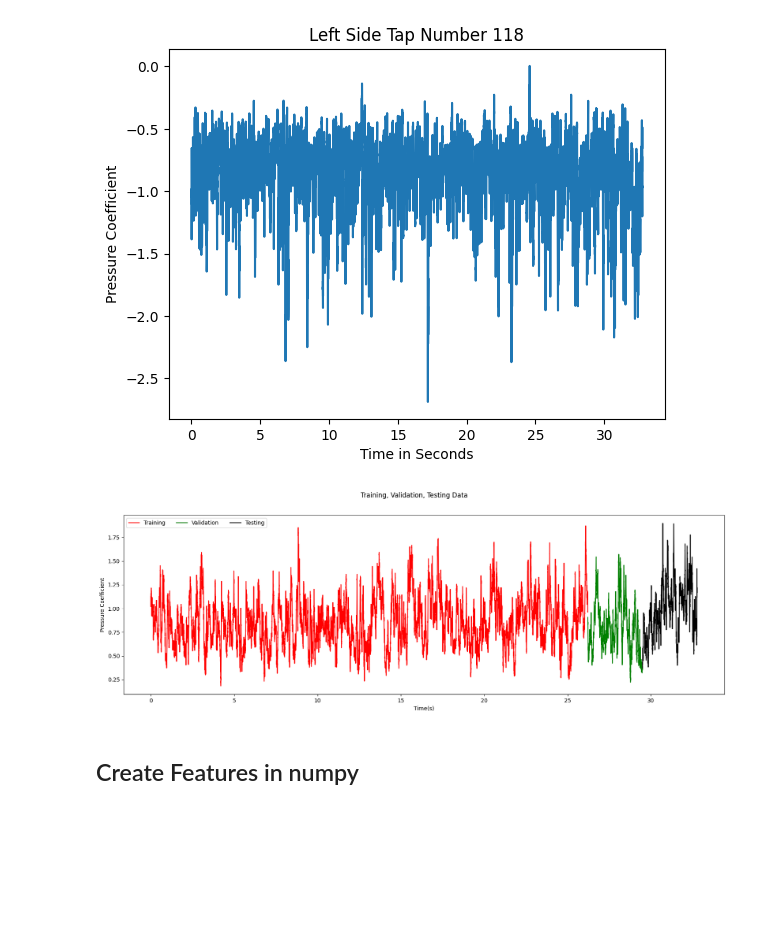
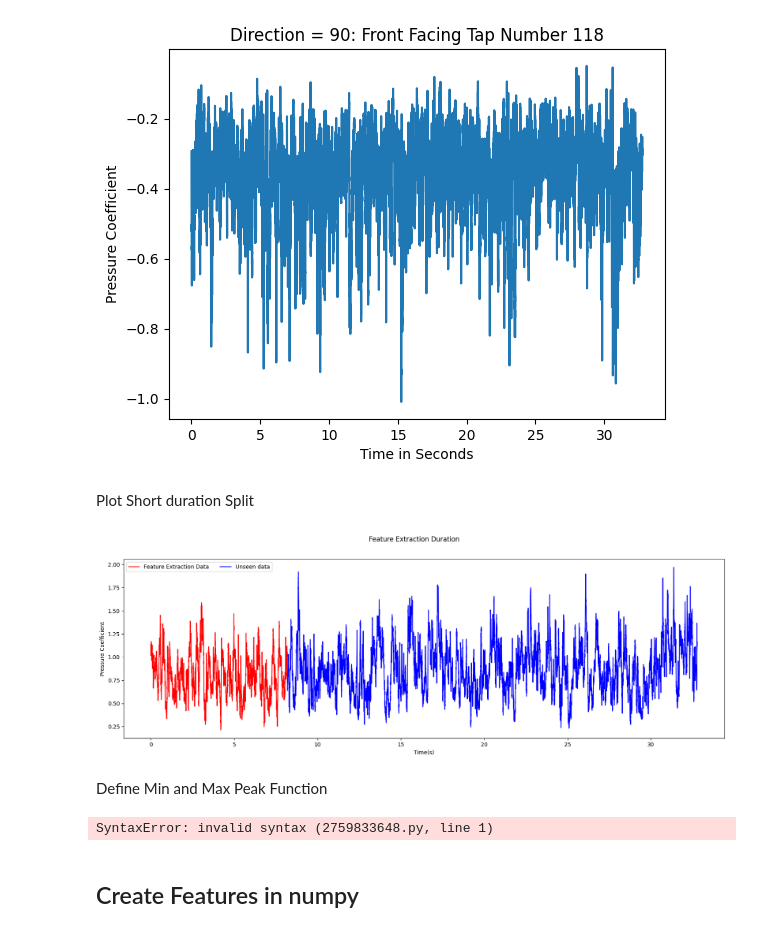
Before and after one commit to bocirnec/SimCenterREU, a Jupyter notebook: MLP/MLP.ipynb, the cells around one changed output. Drawn from its saved outputs; the diff is of its cells as text; code cells hidden in the pictures; blank space fills up the shorter version.

```diff
--- a/MLP/MLP.ipynb
+++ b/MLP/MLP.ipynb
@@ -91,54 +162,62 @@ plt.show()
 # %%
 #Do the same but for a left Side tap
+#Plot Sample
+
+dxn_no = 18
 tap_no = 118
 
-
-y = cp[:, tap_no-1]
+y = cp_mat[dxn_no, :,tap_no]
 plt.plot(x, y)
 plt.ylabel('Pressure Coefficient')
 plt.xlabel('Time in Seconds')
 #plt.suptitle('Tap )
-plt.title('Left Side Tap Number {}'.format(tap_no))
+plt.title('Direction = {}: Front Facing Tap Number {}'.format(int(wind_dxns[dxn_no]), tap_no))
 plt.show()
 # %% [output]
-[figure, old version]
+[figure, new version]
+# %% [markdown]
+Plot Short duration Split
 # %%
 #n= number of timesteps
 
 #sf= sampling frequncy = how many recordings per sec
 sf = 1000.0
 
 #dt = 1 sec/ number of recordings per second = time per step
 dt = 1.0/sf
 
 #Plot Cp time history
 #T = time per step times the number of steps = total time
-T = dt*n
+T = dt*n_time
 # x = the time at each point
-x = np.linspace(0, T, n, False)
-
-
+x = np.linspace(0, T, n_time, False)
+#cp_mat = np.zeros((n_wind, n_time, n_taps ))
+tap_no = 95
+cp_mat_y = y = cp_mat[0, :, 95 ]
+y = cp_mat[0, :, 95 ]
 
 fig, (ax) = plt.subplots()
-fig.suptitle('Training, Validation, Testing Data')
-#ax = fig.add_subplot(1,1,1)
+fig.suptitle('Feature Extraction Duration')
+data_percent = 0.25
+duration = int(data_percent*n_time)
 ax.set_xlabel('Time(s)')
 ax.set_ylabel('Pressure Coefficient')
-ax.plot(x[:train_size], y[:train_size], 'r-', linewidth=1.5)
-ax.plot(x[train_size:train_size+valid_size],
-         y[train_size:train_size+valid_size], 'g-', linewidth=1.5)
-ax.plot(x[-test_size:], y[-test_size:], 'k-', linewidth=1.5)
+ax.plot(x[:duration], y[:duration], 'r-', linewidth=1.5)
+ax.plot(x[duration:], y[duration:], 'b-', linewidth=1.5)
+
 #ax.set_xlim(left=0, right=5)
 #ax.set_ylim(bottom=0, top=5)
 
-ax.legend(['Training', 'Validation', 'Testing'], ncol=3, frameon=True)
+ax.legend(['Feature Extraction Data', 'Unseen data'], ncol=2, frameon=True)
 fig.set_size_inches(50/2.54, 15/2.54)
 #plt.tight_layout()
 #fig.savefig('Plots/MLP_devided_data_sample.pdf')
 #fig.savefig('Plots/MLP_devided_data_sample.png')
 #plt.show()
 # %% [output]
-[figure, old version]
+[figure, new version]
+# %% [markdown]
+Define Min and Max Peak Function
 # %%
 def lieblin_blue(x):
     """
@@ -173,6 +252,11 @@ def lieblin_blue(x):
     x_peak_lb_max = x_peak_gb_max + 0.5772*d_max
     x_peak_lb_min = x_peak_gb_min + 0.5772*d_min
     return x_peak_lb_max, x_peak_lb_min
+# %%
+cp_mat_short = [:,:duration,:]
+print(cp_mat_short.shape)
+# %% [output]
+SyntaxError: invalid syntax (2759833648.py, line 1)
 # %% [markdown]
 ## Create Features in numpy
 # %%
```
Also changed, not shown: parts of 23 cells of this notebook.
